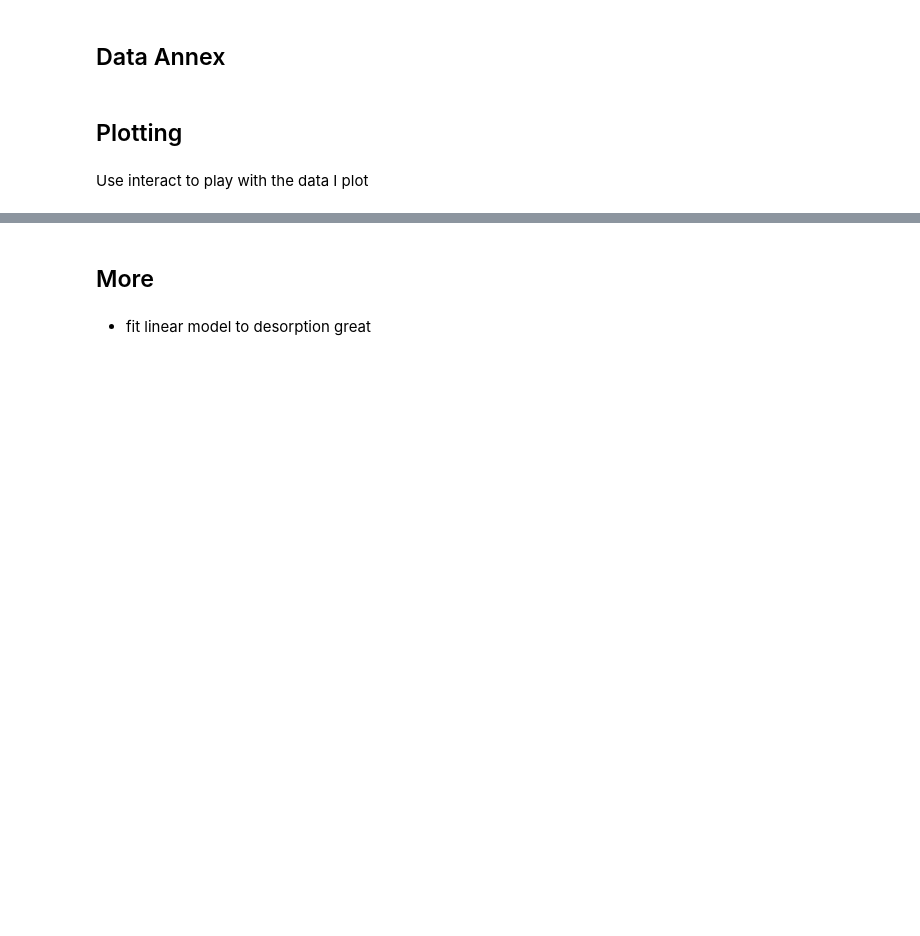
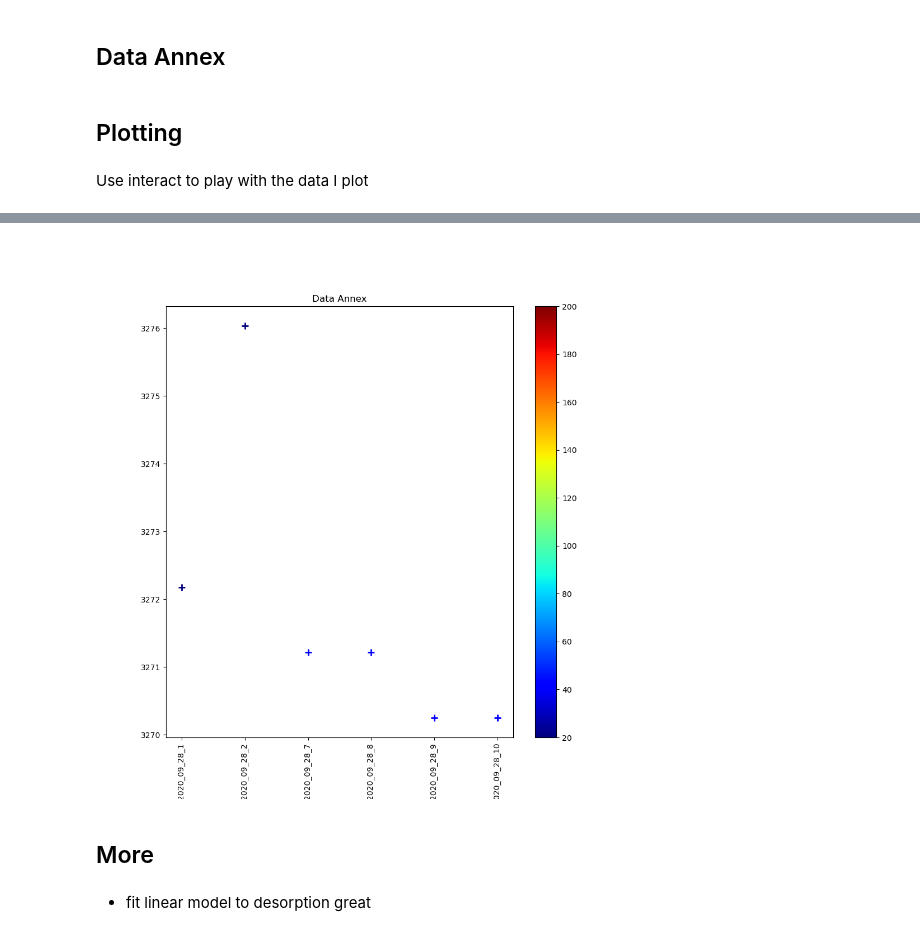
Before and after one commit to Deugz/nb-phd, a Jupyter notebook: _build/html/Current/Data_Analysis_Binder.ipynb, the cells around one changed output, grey strips where cells are left out. Saved outputs shown, nothing was run; the diff lists cells and outputs as text; code cells hidden in the pictures; blank space fills up the shorter version.

```diff
--- a/_build/html/Current/Data_Analysis_Binder.ipynb
+++ b/_build/html/Current/Data_Analysis_Binder.ipynb
@@ -494,7 +531,7 @@ for i in dat['Name']:
     #print(i)
     #print(j)
 
-        x = Data_Annex_full_df[('{}'.format(j))].loc[('{}'.format(i))]
+        x = DR2_Data_annex_full_df[('{}'.format(j))].loc[('{}'.format(i))]
         #y = Data_Annex_full_df['{}'.format(j)]
         #y = Data_Annex_full_df['{}'.format(j)].loc[Data_Annex_full_df.index == ('{}'.format(i))]
         #y = Data_Annex_full_df.loc[(Data_Annex_full_df['{}'.format(j)])] & [(Data_Annex_full_df['column_name'] == x)]
@@ -502,33 +539,35 @@ for i in dat['Name']:
         #print(i)
         #print(x)
 
 
 
         plt.plot(i,x, '+', mew=2, ms=8, color=colormap(normalize(int(data_df.loc[i]['Temp']))) )
 
 plt.title('Data Annex')
 #plt.axis([3800,2800,0,0.45])
 # Set number of ticks for x-axis
 
 # Set ticks labels for x-axis
 
 #plt.xlabel('Wavenumber (cm-1)').set_fontsize(13)
 
 #plt.ylabel('Absorbance').set_fontsize(13)
 plt.xticks(rotation=90)
 #plt.tight_layout()
 ax = fig.gca()
 #plt.grid()
 #plt.legend()
 
 scalarmappaple = cm.ScalarMappable(norm=normalize, cmap=colormap)
 scalarmappaple.set_array(nscan)
 plt.colorbar(scalarmappaple)
 
 
 #plt.savefig('D:\PhD-WS\Projects\PAC\XP_1-1\DATA\{0}\Plots\DR1\DR1_{0}_All_scans.png'.format(date))
 
 plt.show()
+# %% [output]
+[figure, added]
 # %% [markdown]
 ## More
 # %% [markdown]
```
Also changed, not shown: parts of 27 cells of this notebook, 46 other files.
